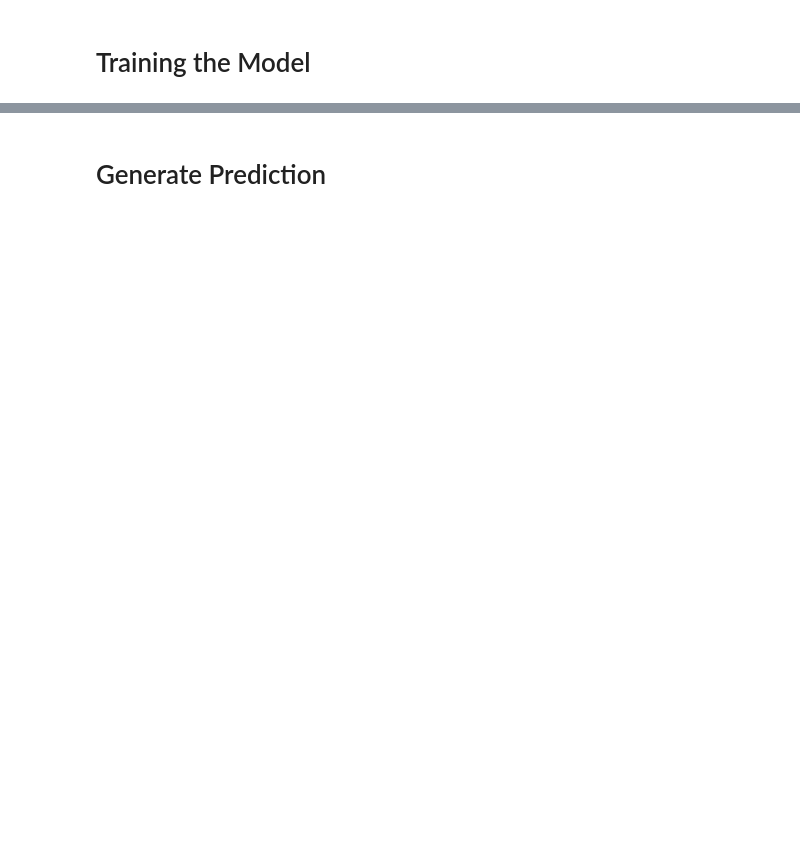
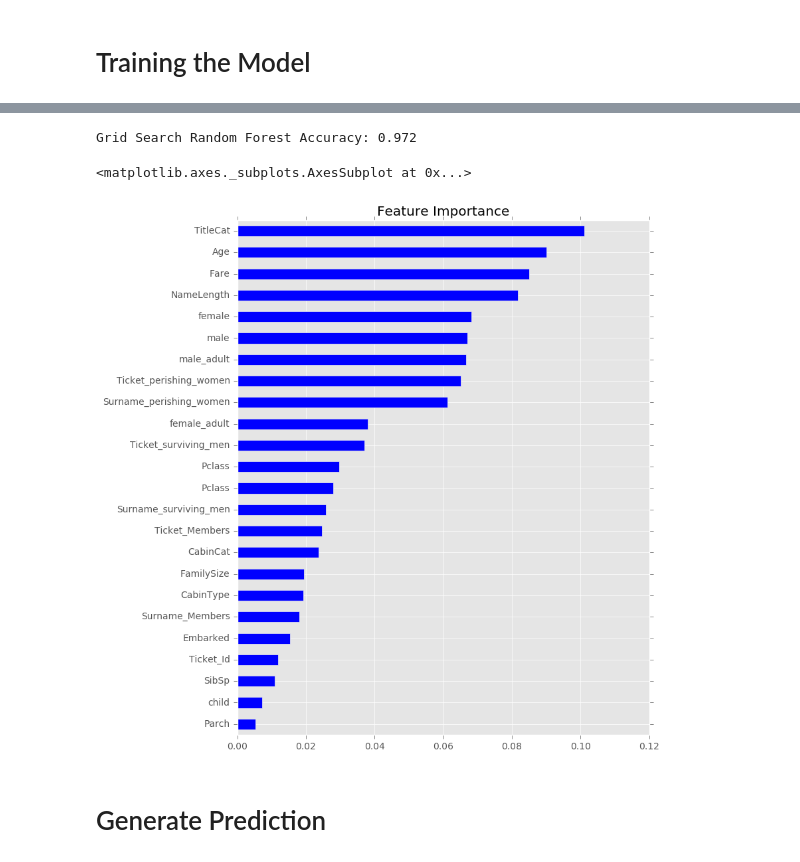
Before and after one commit to torenunez/kaggle, a Jupyter notebook: Titanic/titanic_notebook.ipynb, the cells around one changed output, grey strips where cells are left out. Cells and saved outputs as stored; diff of their text form; code cells hidden in the pictures; blank space fills up the shorter version.

```diff
--- a/Titanic/titanic_notebook.ipynb
+++ b/Titanic/titanic_notebook.ipynb
@@ -336,0 +328,12 @@ See the caveats in the documentation: http://pandas.pydata.org/pandas-docs/stabl
+# %%
+full = pd.concat([train, test])
+print(train.shape)
+print(test.shape)
+print(full.shape)
+
+full_clean = transform_features(full)
+print(full_clean.shape)
+print(full_clean.columns)
+
+train_clean = full_clean[0:891].copy()
+test_clean = full_clean[891:].copy()
@@ -360,0 +373,17 @@ for f in range(len(features)):
+# %%
+cv = cross_validation.KFold(train_clean.shape[0], n_folds=3, random_state=42)
+scoring = make_scorer(accuracy_score)
+rfc = RandomForestClassifier()
+
+param_grid = {
+           'n_estimators': [1600,1800,2000],
+           'min_samples_split': [4,5,6],
+           'class_weight':[{0:0.5,1:0.5},{0:0.6,1:0.4},{0:0.7,1:0.3}]
+               }
+
+grid = GridSearchCV(estimator=rfc, param_grid=param_grid, scoring=scoring, cv=cv)
+
+grid.fit(train_clean[features], target)
+
+print(grid.best_estimator_)
+print(grid.best_score_)
@@ -361,3 +398,21 @@ for f in range(len(features)):
+# %%
+g = grid.best_estimator_
+g.fit(train_clean[features], target)
+g_accuracy = g.score(train_clean[features], target)
+print("Grid Search Random Forest Accuracy: {:1.3f}".format(g_accuracy))
+# %% [output]
+Grid Search Random Forest Accuracy: 0.972
+# %%
+imp = pd.DataFrame(
+    g.feature_importances_  ,
+    columns = ['Importance'] ,
+    index = train_clean[features].columns
+)
+imp = imp.sort_values( [ 'Importance' ] , ascending = True )
+imp.plot( kind = 'barh', color = 'b', title = 'Feature Importance', figsize =(8,10), legend=False)
+# %% [output]
+<matplotlib.axes._subplots.AxesSubplot at 0x...>
+[figure, added]
 # %% [markdown]
 # Generate Prediction
 # %%
```
Also changed, not shown: parts of 20 cells of this notebook.
